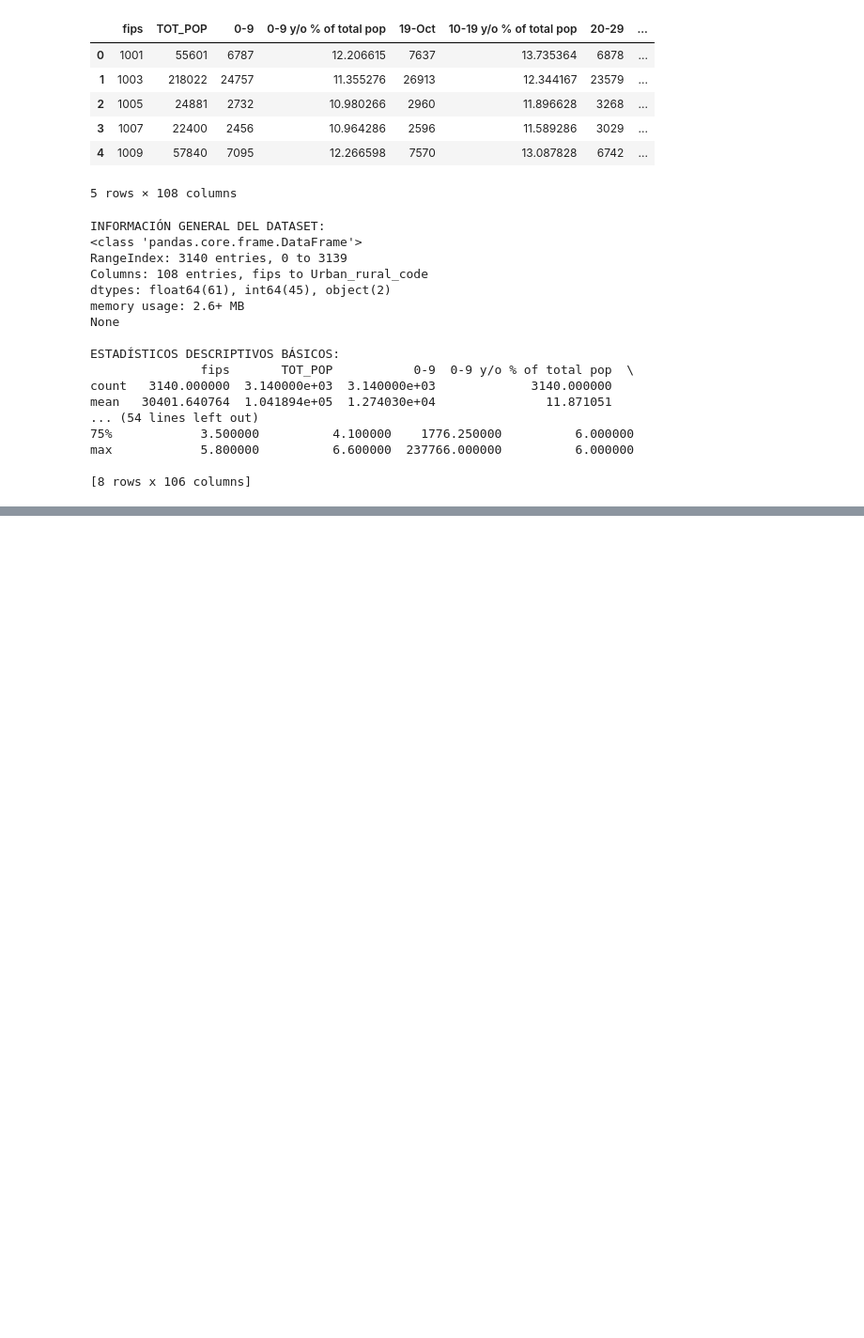
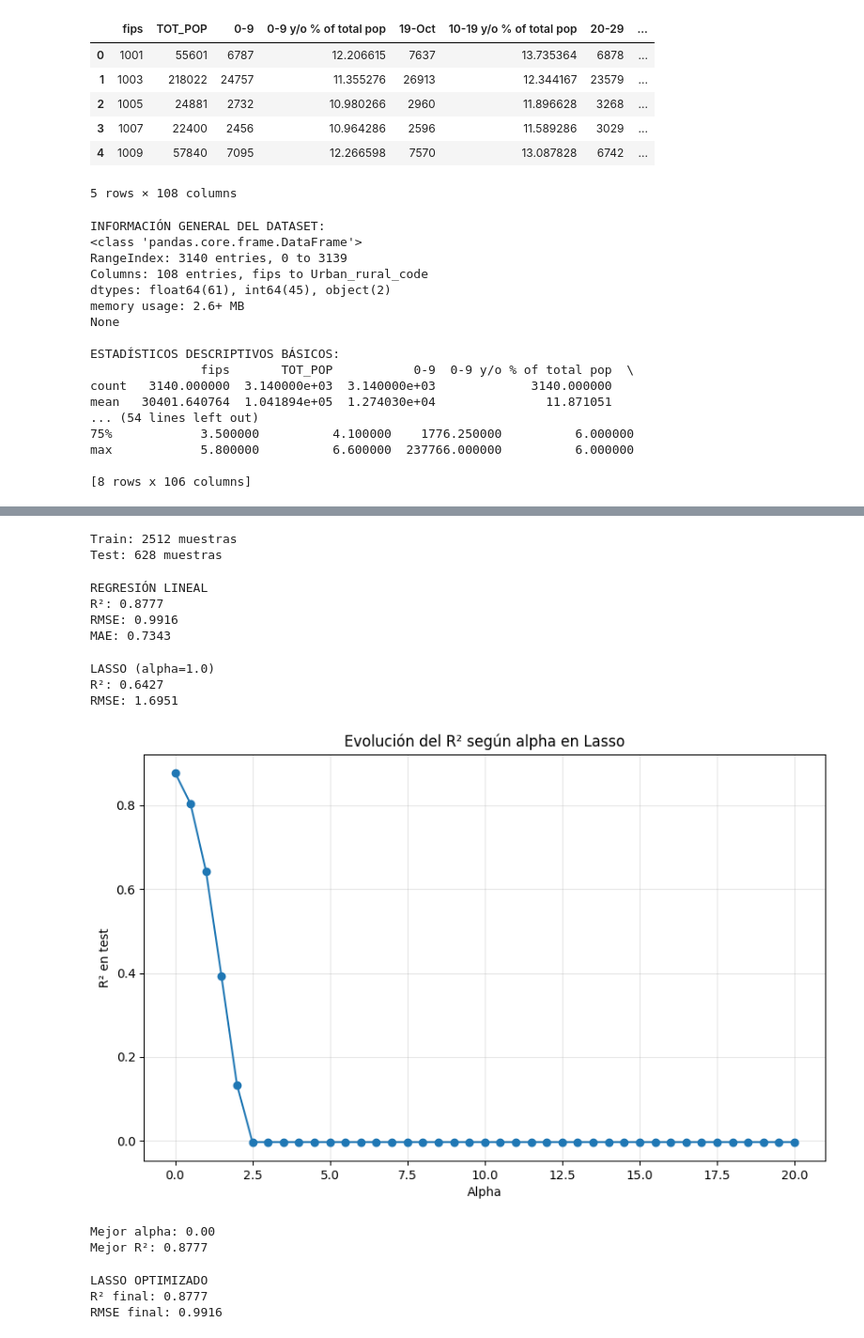
Before and after one commit to 4GeeksAcademy/AdriARE_Proyecto-regresion-lineal-lasso, a Jupyter notebook: src/explore.ipynb, the cells around one changed output, grey strips where cells are left out. Shown: that part at 94% size. Saved outputs shown, nothing was run; the diff lists cells and outputs as text; code cells hidden in the pictures; blank space fills up the shorter version.

Commit message:
Proyecto Regresion lineal Lasso V01

```diff
--- a/src/explore.ipynb
+++ b/src/explore.ipynb
@@ -255,0 +150,9 @@ plt.show()
+# %%
+# DIVISIÓN TRAIN / TEST
+X_train, X_test, y_train, y_test = train_test_split(X, y, test_size=0.2, random_state=42)
+
+print(f"Train: {X_train.shape[0]} muestras")
+print(f"Test: {X_test.shape[0]} muestras")
+# %% [output]
+Train: 2512 muestras
+Test: 628 muestras
@@ -255,0 +164,70 @@ plt.show()
+# %%
+# MODELO BASE: REGRESIÓN LINEAL
+lr = LinearRegression()
+lr.fit(X_train_scaled, y_train)
+
+y_pred_lr = lr.predict(X_test_scaled)
+
+print("REGRESIÓN LINEAL")
+print(f"R²: {r2_score(y_test, y_pred_lr):.4f}")
+print(f"RMSE: {np.sqrt(mean_squared_error(y_test, y_pred_lr)):.4f}")
+print(f"MAE: {mean_absolute_error(y_test, y_pred_lr):.4f}")
+# %% [output]
+REGRESIÓN LINEAL
+R²: 0.8777
+RMSE: 0.9916
+MAE: 0.7343
+# %%
+# MODELO LASSO CON ALPHA POR DEFECTO
+lasso = Lasso(alpha=1.0, random_state=42, max_iter=10000)
+lasso.fit(X_train_scaled, y_train)
+
+y_pred_lasso = lasso.predict(X_test_scaled)
+
+print("\nLASSO (alpha=1.0)")
+print(f"R²: {r2_score(y_test, y_pred_lasso):.4f}")
+print(f"RMSE: {np.sqrt(mean_squared_error(y_test, y_pred_lasso)):.4f}")
+# %% [output]
+LASSO (alpha=1.0)
+R²: 0.6427
+RMSE: 1.6951
+# %%
+# EVOLUCIÓN DE R² SEGÚN ALPHA EN LASSO
+alphas = np.arange(0.0, 20.1, 0.5)  # De 0.0 a 20 en pasos de 0.5
+r2_scores = []
+
+for a in alphas:
+    model = Lasso(alpha=a, random_state=42, max_iter=10000)
+    model.fit(X_train_scaled, y_train)
+    y_pred = model.predict(X_test_scaled)
+    r2_scores.append(r2_score(y_test, y_pred))
+
+plt.figure(figsize=(10,6))
+plt.plot(alphas, r2_scores, marker='o')
+plt.xlabel('Alpha')
+plt.ylabel('R² en test')
+plt.title('Evolución del R² según alpha en Lasso')
+plt.grid(True, alpha=0.3)
+plt.show()
+
+best_alpha_idx = np.argmax(r2_scores)
+best_alpha = alphas[best_alpha_idx]
+print(f"Mejor alpha: {best_alpha:.2f}")
+print(f"Mejor R²: {r2_scores[best_alpha_idx]:.4f}")
+# %% [output]
+[figure, added]
+Mejor alpha: 0.00
+Mejor R²: 0.8777
+# %%
+# MODELO LASSO OPTIMIZADO CON MEJOR ALPHA
+lasso_optimo = Lasso(alpha=best_alpha, random_state=42, max_iter=10000)
+lasso_optimo.fit(X_train_scaled, y_train)
+y_pred_opt = lasso_optimo.predict(X_test_scaled)
+
+print("\nLASSO OPTIMIZADO")
+print(f"R² final: {r2_score(y_test, y_pred_opt):.4f}")
+print(f"RMSE final: {np.sqrt(mean_squared_error(y_test, y_pred_opt)):.4f}")
+# %% [output]
+LASSO OPTIMIZADO
+R² final: 0.8777
+RMSE final: 0.9916
```
Also changed, not shown: parts of 20 cells of this notebook, 3 other files.
